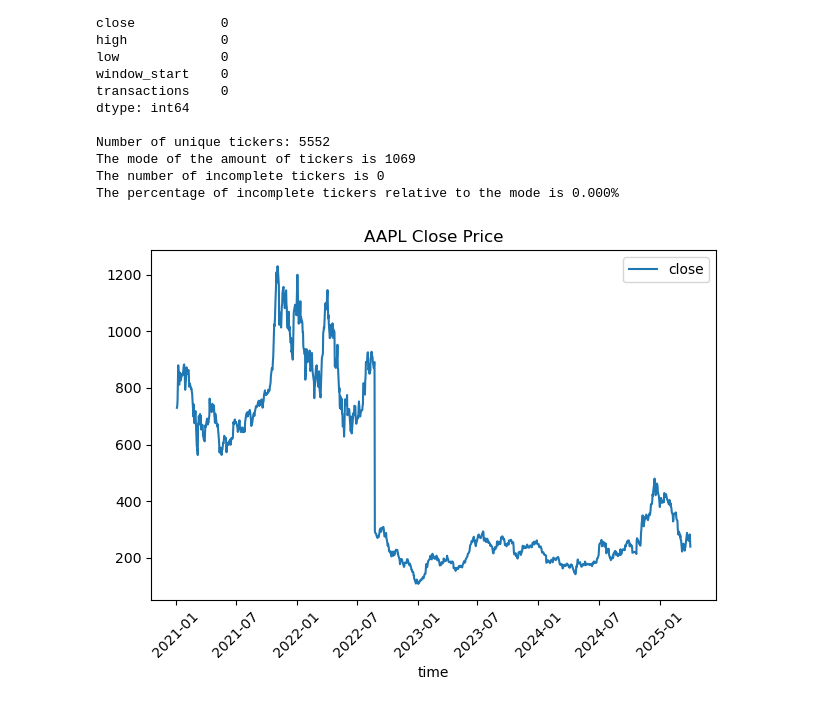
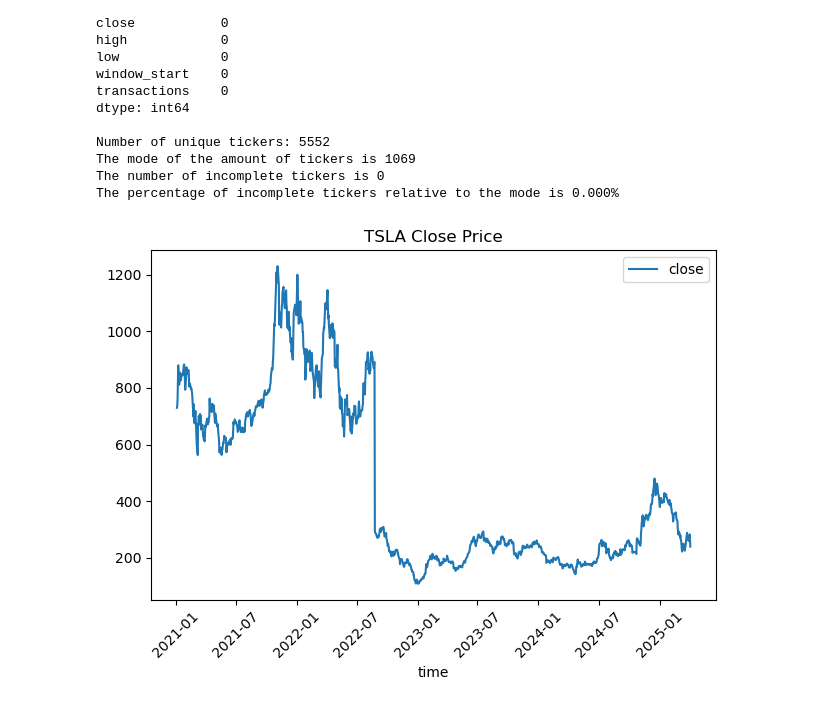
Before and after one commit to cadenlund/AlphactoryDB, a Jupyter notebook: notebooks/Daily_data_exploration.ipynb, the cells around one changed output. Drawn from its saved outputs; the diff is of its cells as text; code cells hidden in the pictures.

```diff
--- a/notebooks/Daily_data_exploration.ipynb
+++ b/notebooks/Daily_data_exploration.ipynb
@@ -168,9 +169,9 @@ The mode of the amount of tickers is 1069
 The number of incomplete tickers is 0
 The percentage of incomplete tickers relative to the mode is 0.000%
 # %%
-filtered_data[filtered_data['ticker'] == 'TSLA'].plot(x='time', y='close', title='AAPL Close Price')
+filtered_data[filtered_data['ticker'] == 'TSLA'].plot(x='time', y='close', title='TSLA Close Price')
 plt.xticks(rotation=45)  # Rotate x-axis labels vertically
 plt.tight_layout()       # Optional: prevent clipping
 plt.show()
 # %% [output]
-[figure, old version]
+[figure, new version]
```
Also changed, not shown: parts of 12 cells of this notebook, 2 other files.
